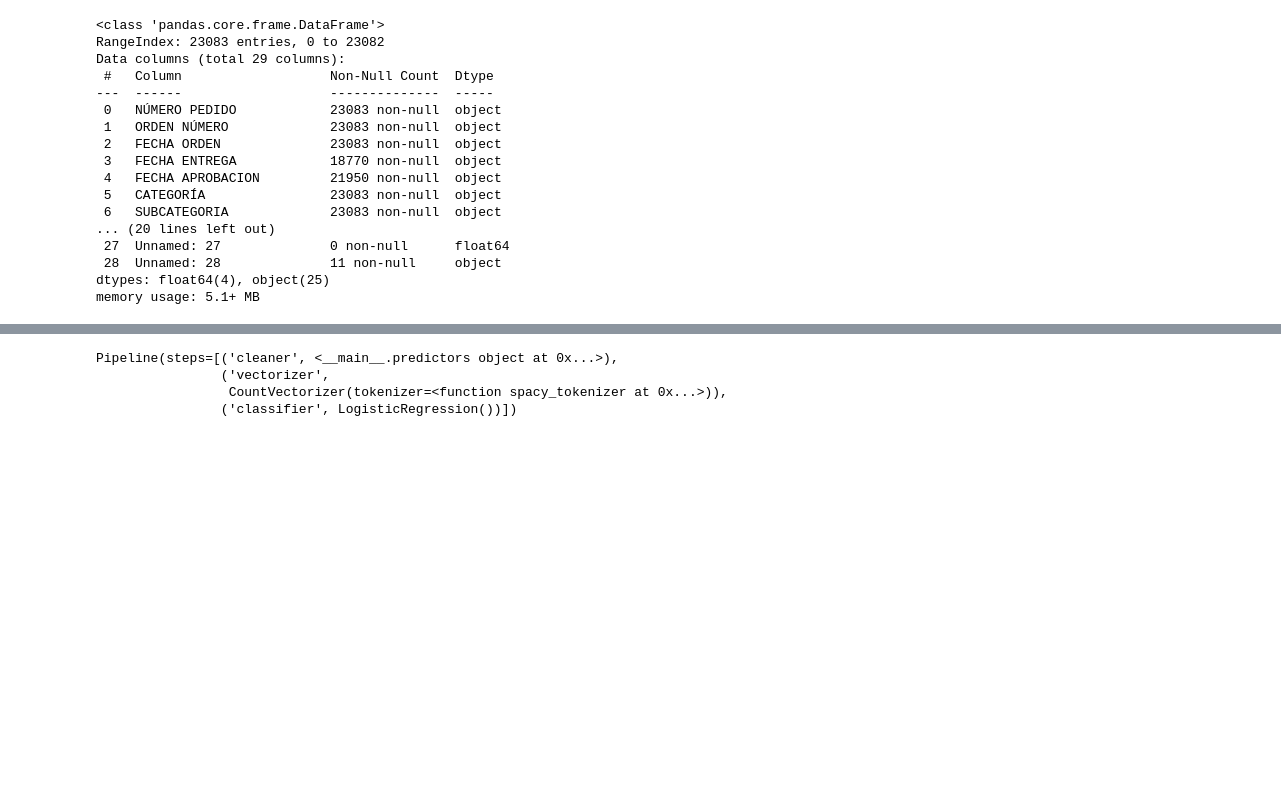
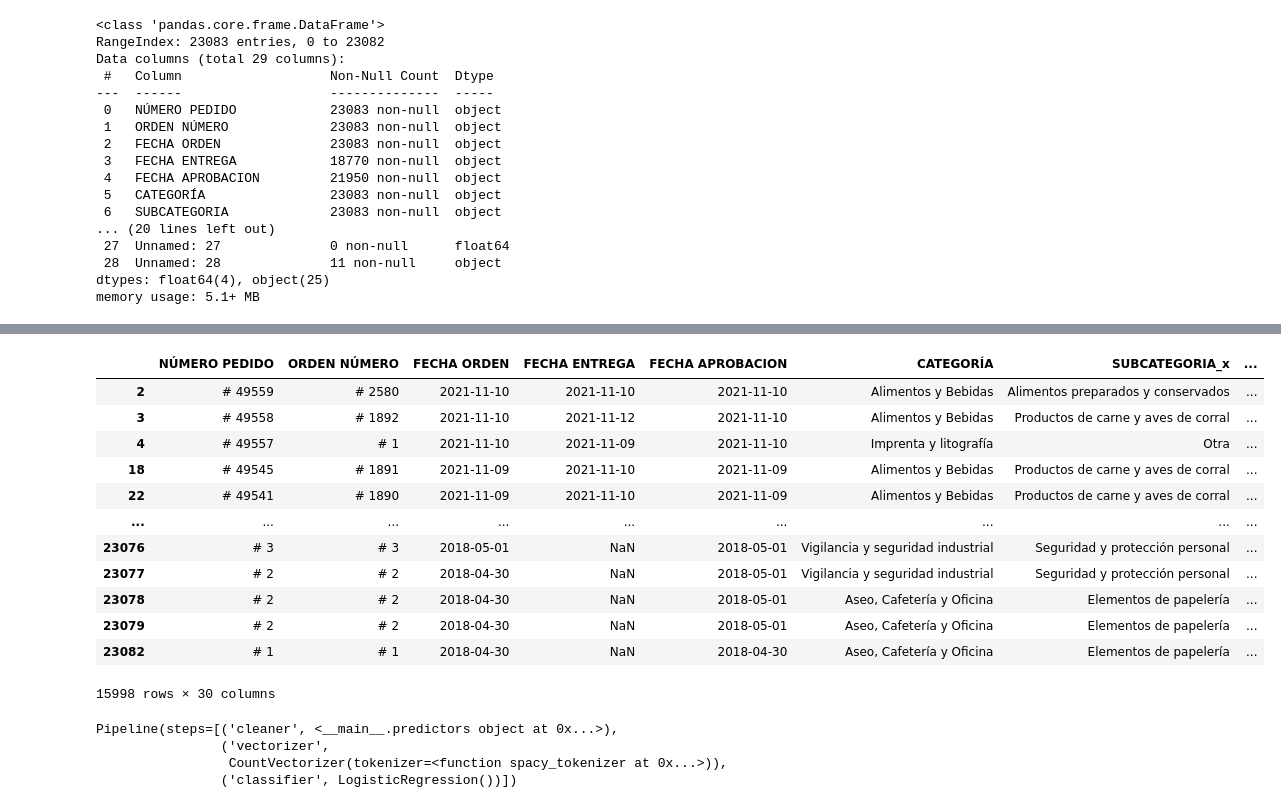
Before and after one commit to keyssi93/final_project, a Jupyter notebook: final_project.ipynb, the cells around one changed output, grey strips where cells are left out. Drawn from its saved outputs; the diff is of its cells as text; code cells hidden in the pictures; blank space fills up the shorter version.

```diff
--- a/final_project.ipynb
+++ b/final_project.ipynb
@@ -176,3 +177,19 @@ Name: SUBCATEGORIA, Length: 149, dtype: int64
+# %%
+data_pro2
+# %% [output]
+|  | NÚMERO PEDIDO | ORDEN NÚMERO | FECHA ORDEN | FECHA ENTREGA | FECHA APROBACION | CATEGORÍA | SUBCATEGORIA_x | ... |
+| 2 | # 49559 | # 2580 | 2021-11-10 | 2021-11-10 | 2021-11-10 | Alimentos y Bebidas | Alimentos preparados y conservados | ... |
+| 3 | # 49558 | # 1892 | 2021-11-10 | 2021-11-12 | 2021-11-10 | Alimentos y Bebidas | Productos de carne y aves de corral | ... |
+| 4 | # 49557 | # 1 | 2021-11-10 | 2021-11-09 | 2021-11-10 | Imprenta y litografía | Otra | ... |
+| 18 | # 49545 | # 1891 | 2021-11-09 | 2021-11-10 | 2021-11-09 | Alimentos y Bebidas | Productos de carne y aves de corral | ... |
+| 22 | # 49541 | # 1890 | 2021-11-09 | 2021-11-10 | 2021-11-09 | Alimentos y Bebidas | Productos de carne y aves de corral | ... |
+| ... | ... | ... | ... | ... | ... | ... | ... | ... |
+| 23076 | # 3 | # 3 | 2018-05-01 | NaN | 2018-05-01 | Vigilancia y seguridad industrial | Seguridad y protección personal | ... |
+| 23077 | # 2 | # 2 | 2018-04-30 | NaN | 2018-05-01 | Vigilancia y seguridad industrial | Seguridad y protección personal | ... |
+| 23078 | # 2 | # 2 | 2018-04-30 | NaN | 2018-05-01 | Aseo, Cafetería y Oficina | Elementos de papelería | ... |
+| 23079 | # 2 | # 2 | 2018-04-30 | NaN | 2018-05-01 | Aseo, Cafetería y Oficina | Elementos de papelería | ... |
+| 23082 | # 1 | # 1 | 2018-04-30 | NaN | 2018-04-30 | Aseo, Cafetería y Oficina | Elementos de papelería | ... |
+15998 rows × 30 columns
 # %%
 # Load English tokenizer, tagger, parser, NER and word vectors
 import string
```
Also changed, not shown: parts of 14 cells of this notebook, 1 other file.
